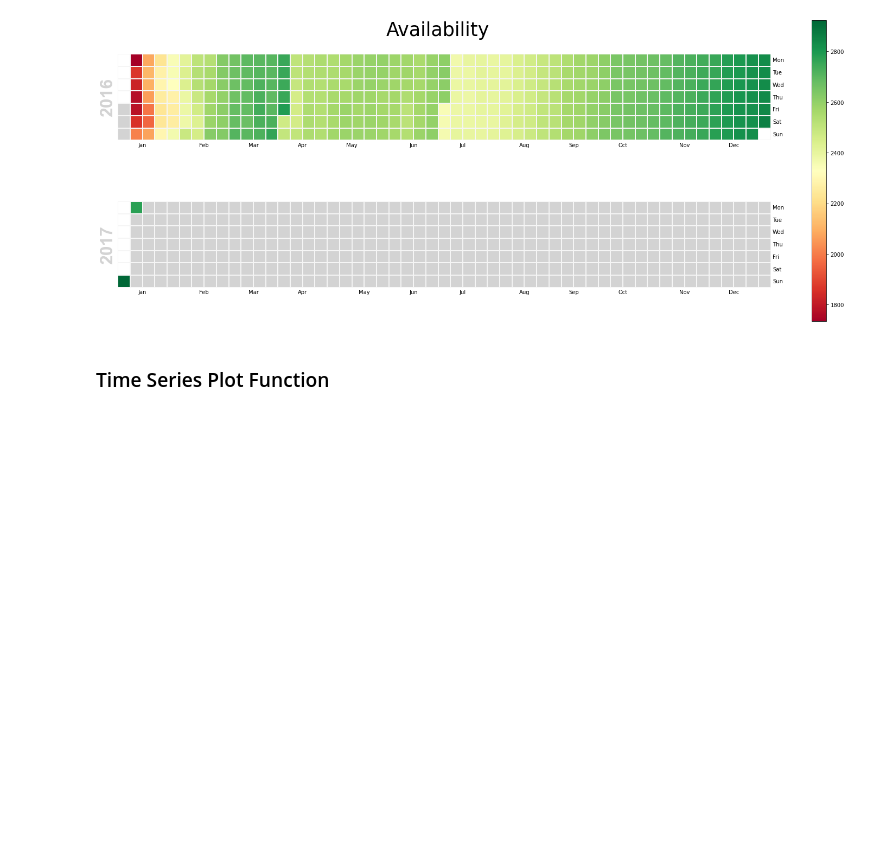
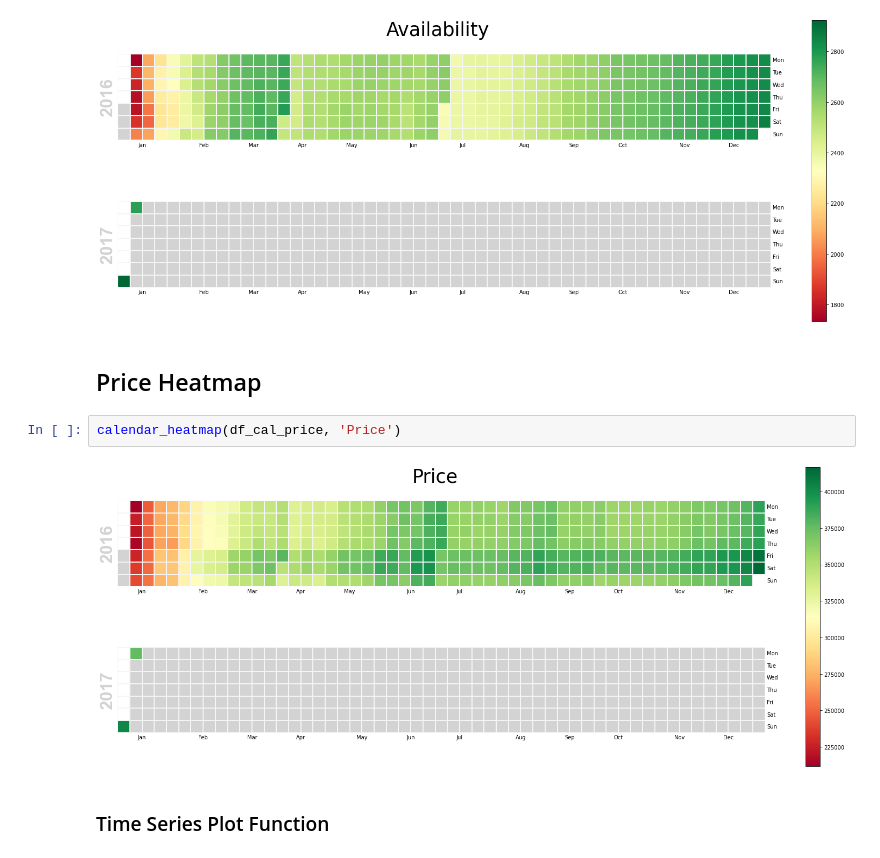
Before and after one commit to navneet-parab/data-science-blogpost, a Jupyter notebook: seattle_airbnb.ipynb, the cells around one changed output. Cells and saved outputs as stored; diff of their text form; blank space fills up the shorter version.

```diff
--- a/seattle_airbnb.ipynb
+++ b/seattle_airbnb.ipynb
@@ -134,6 +134,12 @@ def calendar_heatmap(df, ylabel):
 calendar_heatmap(df_cal_avail, 'Availability')
 # %% [output]
 [figure]
+# %% [markdown]
+## Price Heatmap
+# %%
+calendar_heatmap(df_cal_price, 'Price')
+# %% [output]
+[figure, added]
 # %% [markdown]
 ### Time Series Plot Function
 # %% [markdown]
```
